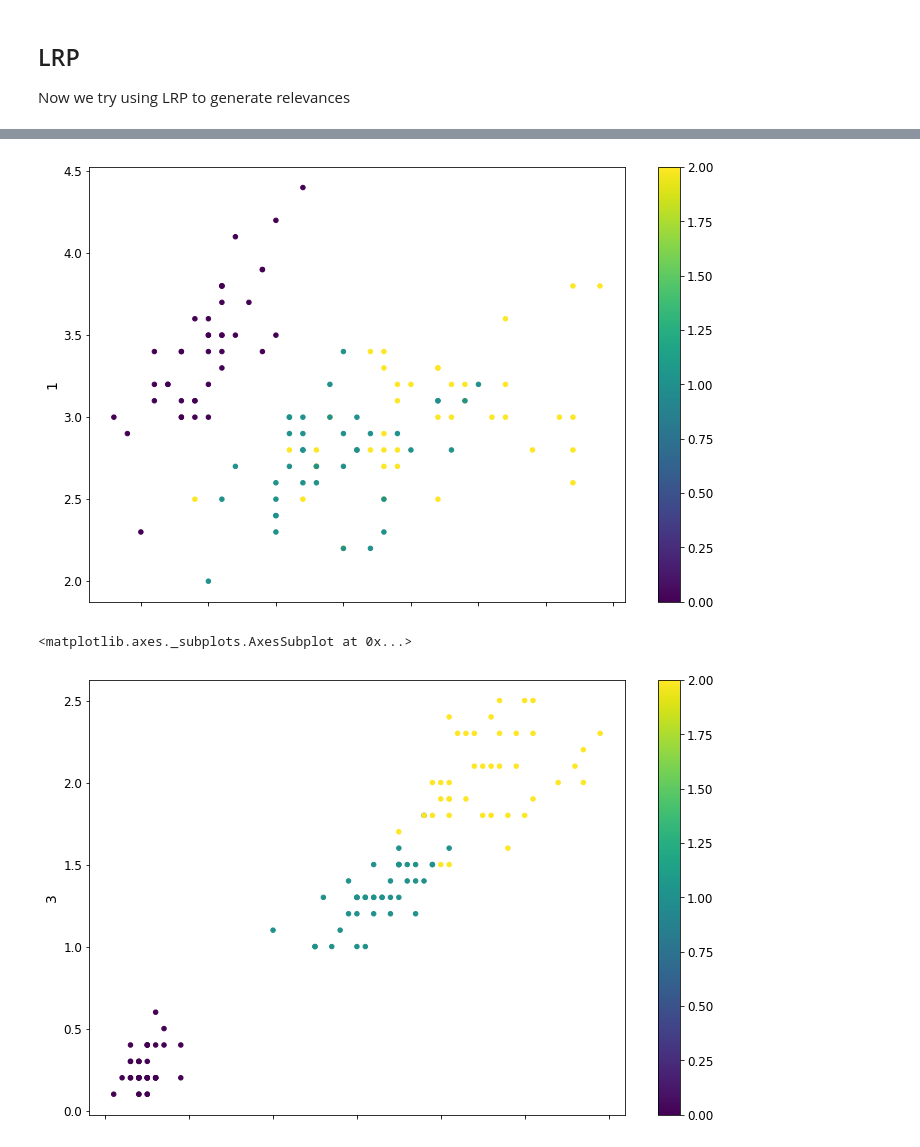
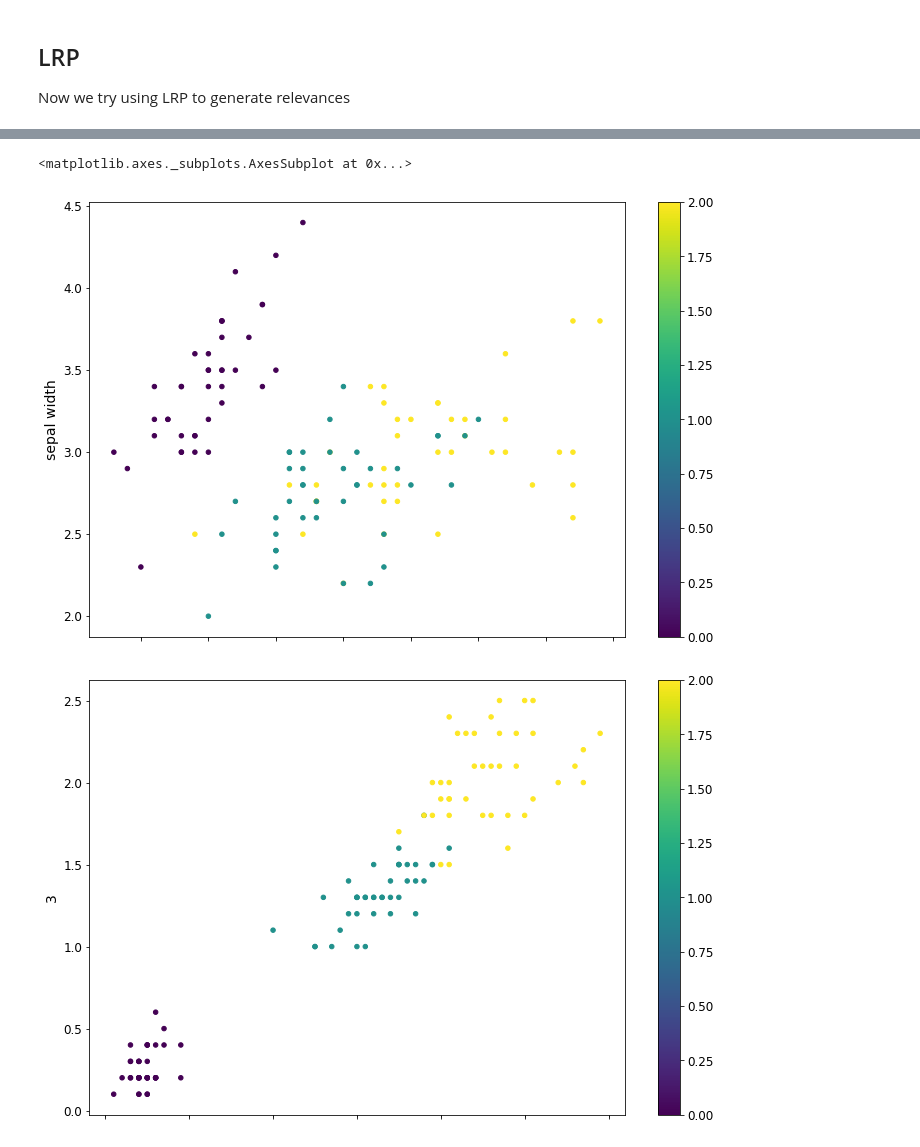
Before and after one commit to ahsanMah/interpretDL, a Jupyter notebook: irisNN.ipynb, the cells around one changed output, grey strips where cells are left out. Cells and saved outputs as stored; diff of their text form; code cells hidden in the pictures.

```diff
--- a/irisNN.ipynb
+++ b/irisNN.ipynb
@@ -249,9 +296,10 @@ for label in range(0,3):
 # %%
 # predictions = nn.predict(X_train)
-X_train.plot.scatter(figsize=[12,8],x=0,y=1,c=y_train, colormap="viridis")
-plt.show()
+ax=X_train.plot.scatter(figsize=[12,8],x=0,y=1,c=y_train, colormap="viridis")
+ax.set(ylabel="sepal width")
+# plt.show()
 X_train.plot.scatter(figsize=[12,8],x=2,y=3,c=y_train, colormap="viridis")
 # %% [output]
+<matplotlib.axes._subplots.AxesSubplot at 0x...>
-[figure, old version]
+[figure, new version]
-<matplotlib.axes._subplots.AxesSubplot at 0x...>
 [figure]
```
Also changed, not shown: parts of 9 cells of this notebook, 32 other files.
